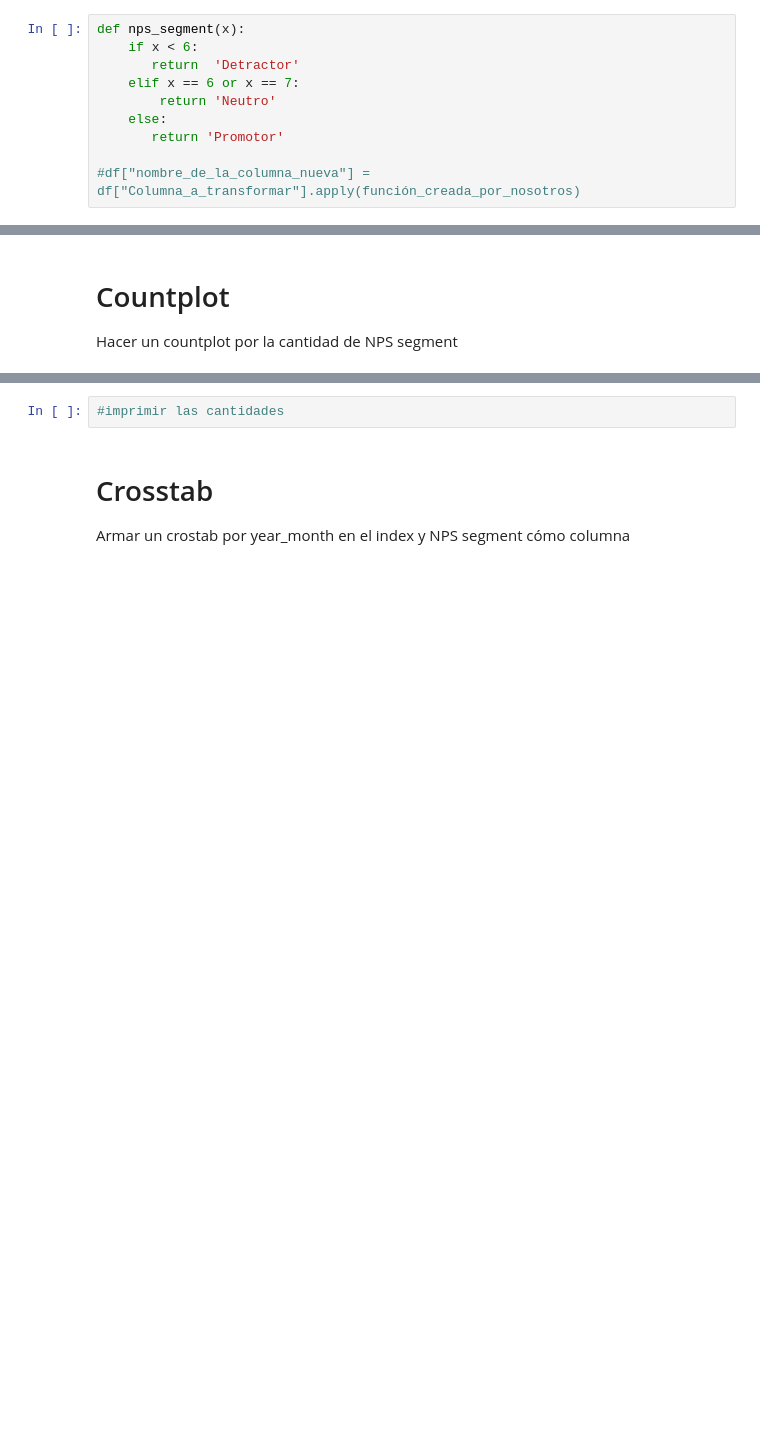
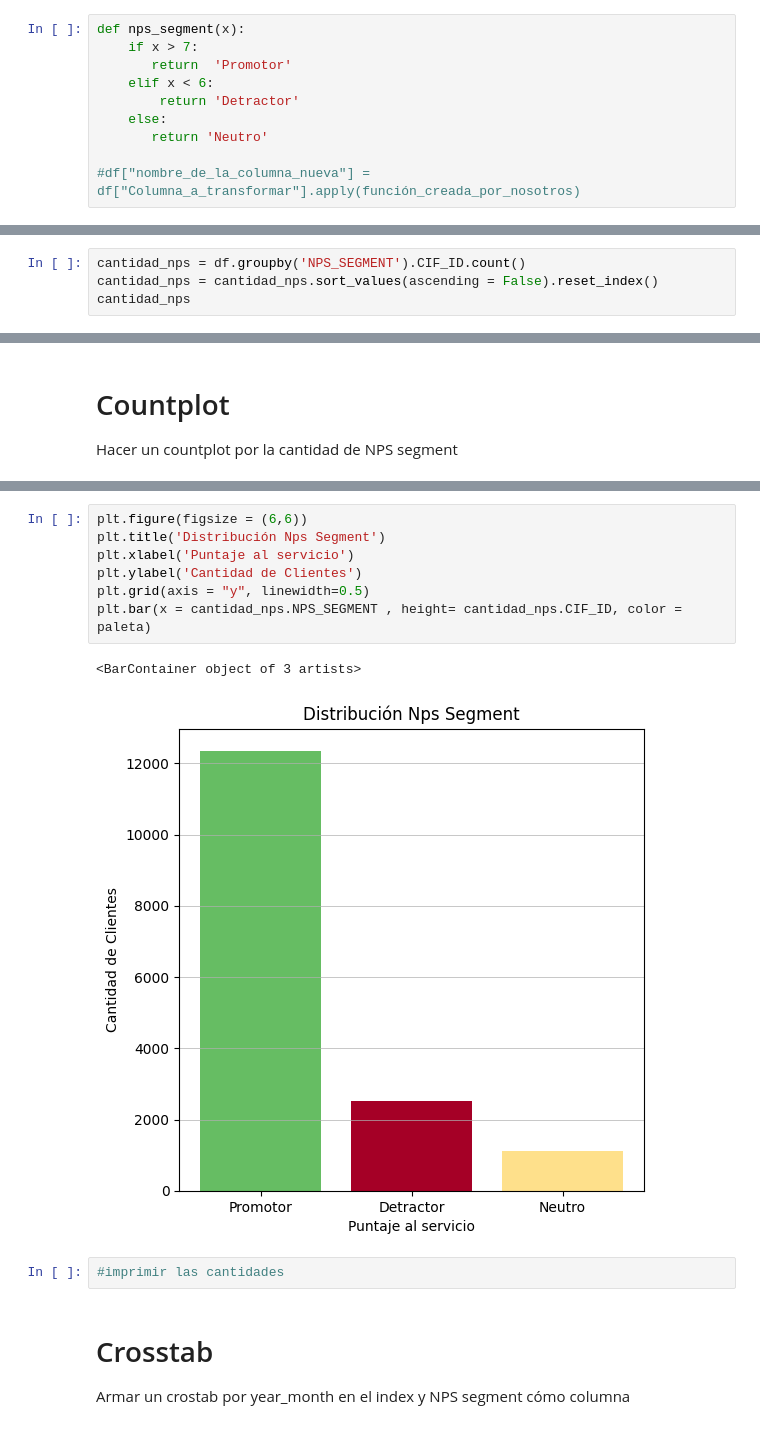
Before and after one commit to federicomoreno613/UCEMA, a Jupyter notebook: 05-viz/01_eda_nps_ejercicio.ipynb, the cells around one changed output, grey strips where cells are left out. Cells and saved outputs as stored; diff of their text form; blank space fills up the shorter version.

Commit message:
ejercicios 05-viz hasta countplot

```diff
--- a/05-viz/01_eda_nps_ejercicio.ipynb
+++ b/05-viz/01_eda_nps_ejercicio.ipynb
@@ -85,12 +85,12 @@ Hacer una función que determine si es promotor, detractor y neutro e implementa
 * Detractor: NPS_SCORE = 1,2,3,4,5
 # %%
 def nps_segment(x):
-    if x < 6:
-       return  'Detractor'
-    elif x == 6 or x == 7:
-        return 'Neutro'
+    if x > 7:
+       return  'Promotor'
+    elif x < 6:
+        return 'Detractor'
     else:
-       return 'Promotor'
+       return 'Neutro'
 
 #df["nombre_de_la_columna_nueva"] = df["Columna_a_transformar"].apply(función_creada_por_nosotros)
 # %%
@@ -300,2 +299,6 @@ dataset_por_segmento
 # %% [markdown]
 Cantidad que hay por detractor, promotor y neutro
+# %%
+cantidad_nps = df.groupby('NPS_SEGMENT').CIF_ID.count()
+cantidad_nps = cantidad_nps.sort_values(ascending = False).reset_index()
+cantidad_nps
@@ -309,3 +319,13 @@ paleta = ["#66bd63","#a50026", "#fee08b"]
+# %%
+plt.figure(figsize = (6,6))
+plt.title('Distribución Nps Segment')
+plt.xlabel('Puntaje al servicio')
+plt.ylabel('Cantidad de Clientes')
+plt.grid(axis = "y", linewidth=0.5)
+plt.bar(x = cantidad_nps.NPS_SEGMENT , height= cantidad_nps.CIF_ID, color = paleta)
+# %% [output]
+<BarContainer object of 3 artists>
+[figure, added]
 # %%
 #imprimir las cantidades
 # %% [markdown]
```
Also changed, not shown: parts of 7 cells of this notebook, 4 other files.
